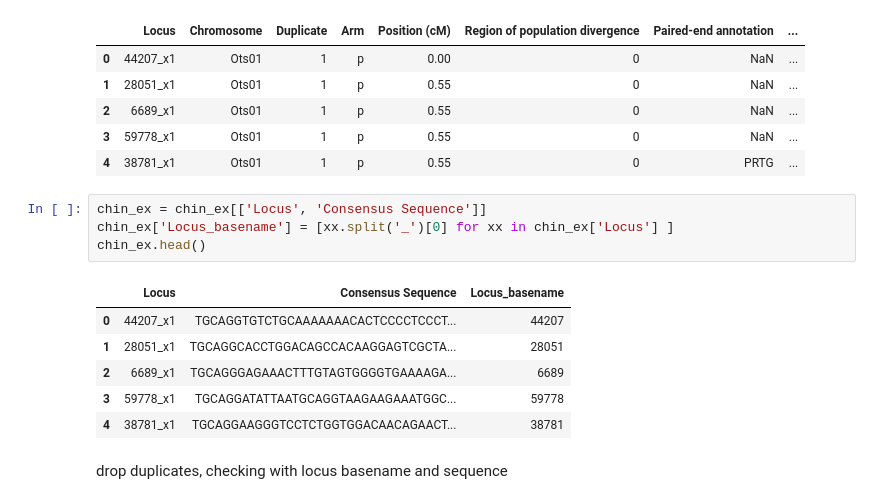
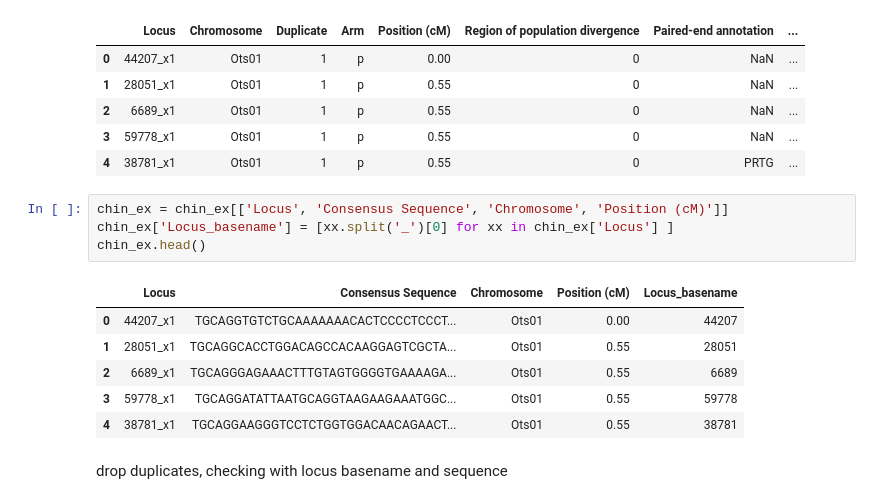
Before and after one commit to rwaples/chum_populations, a Jupyter notebook: Align to Chinook.ipynb, the cells around one changed output. Saved outputs shown, nothing was run; the diff lists cells and outputs as text.

```diff
--- a/Align to Chinook.ipynb
+++ b/Align to Chinook.ipynb
@@ -21,16 +22,16 @@ chin_ex.head()
 | 3 | 59778_x1 | Ots01 | 1 | p | 0.55 | 0 | NaN | ... |
 | 4 | 38781_x1 | Ots01 | 1 | p | 0.55 | 0 | PRTG | ... |
 # %%
-chin_ex = chin_ex[['Locus', 'Consensus Sequence']]
+chin_ex = chin_ex[['Locus', 'Consensus Sequence', 'Chromosome', 'Position (cM)']]
 chin_ex['Locus_basename'] = [xx.split('_')[0] for xx in chin_ex['Locus'] ]
 chin_ex.head()
 # %% [output]
-|  | Locus | Consensus Sequence | Locus_basename |
-| 0 | 44207_x1 | TGCAGGTGTCTGCAAAAAAACACTCCCCTCCCT... | 44207 |
-| 1 | 28051_x1 | TGCAGGCACCTGGACAGCCACAAGGAGTCGCTA... | 28051 |
-| 2 | 6689_x1 | TGCAGGGAGAAACTTTGTAGTGGGGTGAAAAGA... | 6689 |
-| 3 | 59778_x1 | TGCAGGATATTAATGCAGGTAAGAAGAAATGGC... | 59778 |
-| 4 | 38781_x1 | TGCAGGAAGGGTCCTCTGGTGGACAACAGAACT... | 38781 |
+|  | Locus | Consensus Sequence | Chromosome | Position (cM) | Locus_basename |
+| 0 | 44207_x1 | TGCAGGTGTCTGCAAAAAAACACTCCCCTCCCT... | Ots01 | 0.00 | 44207 |
+| 1 | 28051_x1 | TGCAGGCACCTGGACAGCCACAAGGAGTCGCTA... | Ots01 | 0.55 | 28051 |
+| 2 | 6689_x1 | TGCAGGGAGAAACTTTGTAGTGGGGTGAAAAGA... | Ots01 | 0.55 | 6689 |
+| 3 | 59778_x1 | TGCAGGATATTAATGCAGGTAAGAAGAAATGGC... | Ots01 | 0.55 | 59778 |
+| 4 | 38781_x1 | TGCAGGAAGGGTCCTCTGGTGGACAACAGAACT... | Ots01 | 0.55 | 38781 |
 # %% [markdown]
 drop duplicates, checking with locus basename and sequence
 # %%
```
Also changed, not shown: parts of 33 cells of this notebook, 9 other files.
